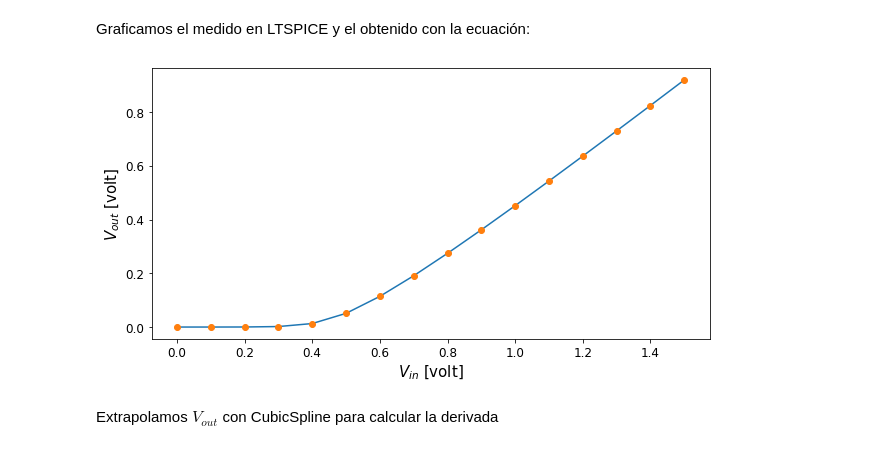
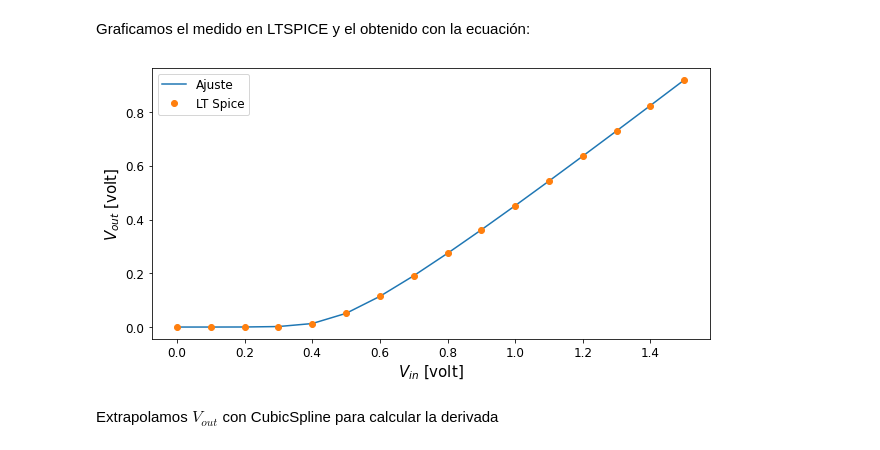
Before and after one commit to vecheto/astro_experimental, a Jupyter notebook: Tarea 3/codigo.ipynb, the cells around one changed output. Cells and saved outputs as stored; diff of their text form; code cells hidden in the pictures.

```diff
--- a/Tarea 3/codigo.ipynb
+++ b/Tarea 3/codigo.ipynb
@@ -122,15 +123,16 @@ Graficamos el medido en LTSPICE y el obtenido con la ecuación:
 # %%
 plt.figure(figsize=(10,5))
 plt.xticks(fontsize=12)
 plt.yticks(fontsize=12)
 plt.plot(V_in, V_out, label='Ajuste')
-plt.plot(V_in, V_outLTspice, 'o', label='Experiencia I')
+plt.plot(V_in, V_outLTspice, 'o', label='LT Spice')
 plt.xlabel('$V_{in}$ [volt]', size=15)
 plt.ylabel('$V_{out}$ [volt]', size=15)
-#plt.legend(prop={'size': 12})
+plt.legend(prop={'size': 12})
+plt.savefig('curvavinvout.png')
 plt.show()
 # %% [output]
-[figure, old version]
+[figure, new version]
 # %% [markdown]
 Extrapolamos $V_{out}$ con CubicSpline para calcular la derivada
 # %%
```
Also changed, not shown: parts of 12 cells of this notebook, 29 other files.
